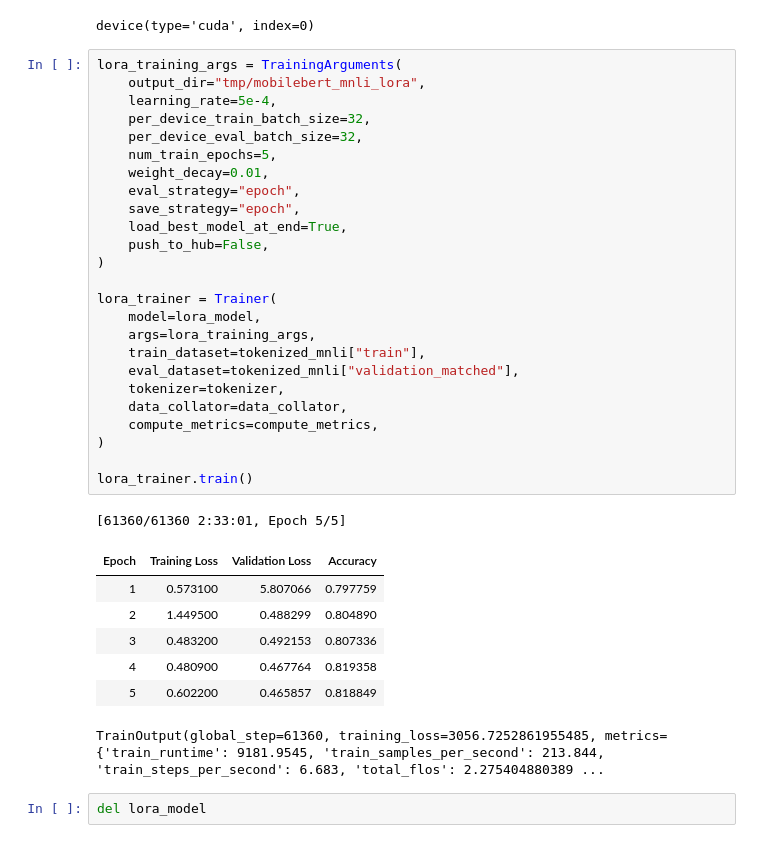
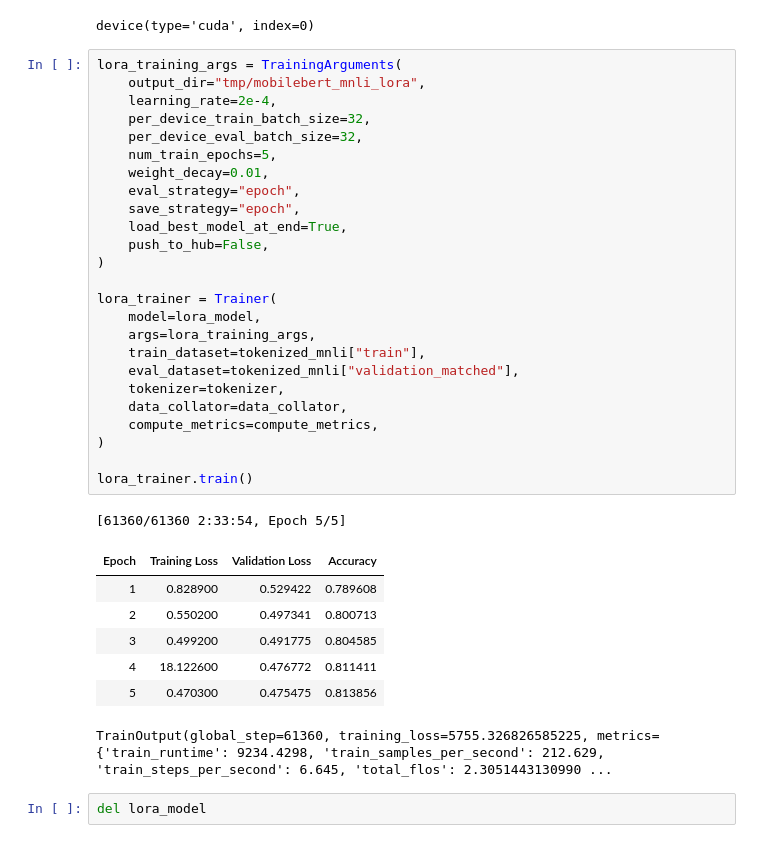
Before and after one commit to rayortigas/_2024-CS230-project, a Jupyter notebook: milestone-mnli.ipynb, the cells around one changed output. Cells and saved outputs as stored; diff of their text form.

```diff
--- a/milestone-mnli.ipynb
+++ b/milestone-mnli.ipynb
@@ -529,37 +529,37 @@ device(type='cuda', index=0)
 # %%
 lora_training_args = TrainingArguments(
     output_dir="tmp/mobilebert_mnli_lora",
-    learning_rate=5e-4,
+    learning_rate=2e-4,
     per_device_train_batch_size=32,
     per_device_eval_batch_size=32,
     num_train_epochs=5,
     weight_decay=0.01,
     eval_strategy="epoch",
     save_strategy="epoch",
     load_best_model_at_end=True,
     push_to_hub=False,
 )
 
 lora_trainer = Trainer(
     model=lora_model,
     args=lora_training_args,
     train_dataset=tokenized_mnli["train"],
     eval_dataset=tokenized_mnli["validation_matched"],
     tokenizer=tokenizer,
     data_collator=data_collator,
     compute_metrics=compute_metrics,
 )
 
 lora_trainer.train()
 # %% [output]
-[61360/61360 2:33:01, Epoch 5/5]
+[61360/61360 2:33:54, Epoch 5/5]
 | Epoch | Training Loss | Validation Loss | Accuracy |
-| 1 | 0.573100 | 5.807066 | 0.797759 |
-| 2 | 1.449500 | 0.488299 | 0.804890 |
-| 3 | 0.483200 | 0.492153 | 0.807336 |
-| 4 | 0.480900 | 0.467764 | 0.819358 |
-| 5 | 0.602200 | 0.465857 | 0.818849 |
+| 1 | 0.828900 | 0.529422 | 0.789608 |
+| 2 | 0.550200 | 0.497341 | 0.800713 |
+| 3 | 0.499200 | 0.491775 | 0.804585 |
+| 4 | 18.122600 | 0.476772 | 0.811411 |
+| 5 | 0.470300 | 0.475475 | 0.813856 |
-TrainOutput(global_step=61360, training_loss=3056.7252861955485, metrics={'train_runtime': 9181.9545, 'train_samples_per_second': 213.844, 'train_steps_per_second': 6.683, 'total_flos': 2.275404880389 ...
+TrainOutput(global_step=61360, training_loss=5755.326826585225, metrics={'train_runtime': 9234.4298, 'train_samples_per_second': 212.629, 'train_steps_per_second': 6.645, 'total_flos': 2.3051443130990 ...
 # %%
 del lora_model
 # %%
```
Also changed, not shown: parts of 72 cells of this notebook, 1 other file.
